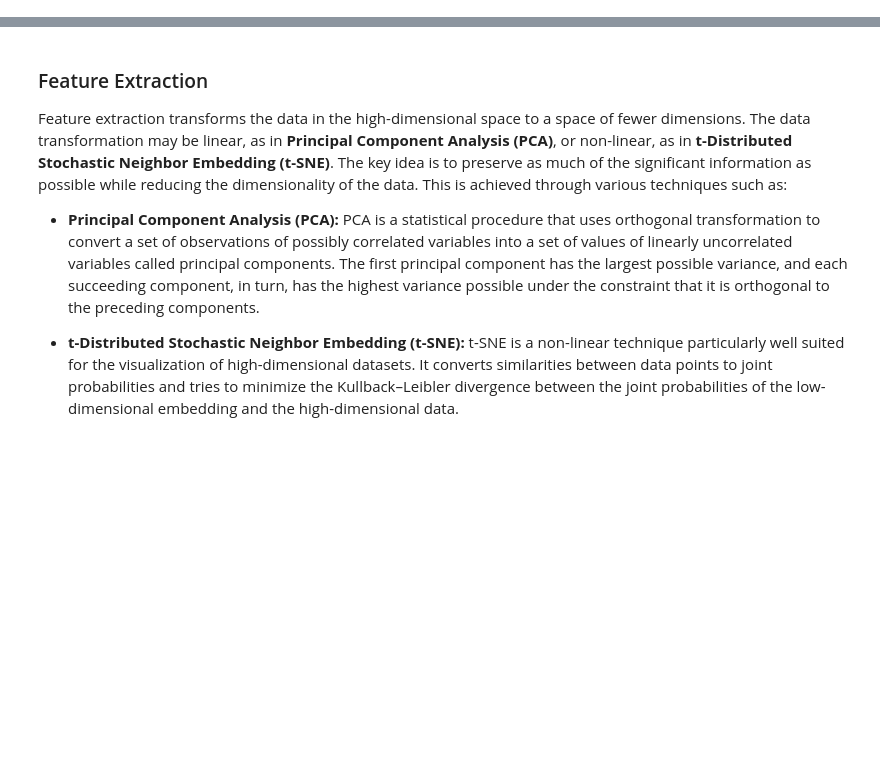
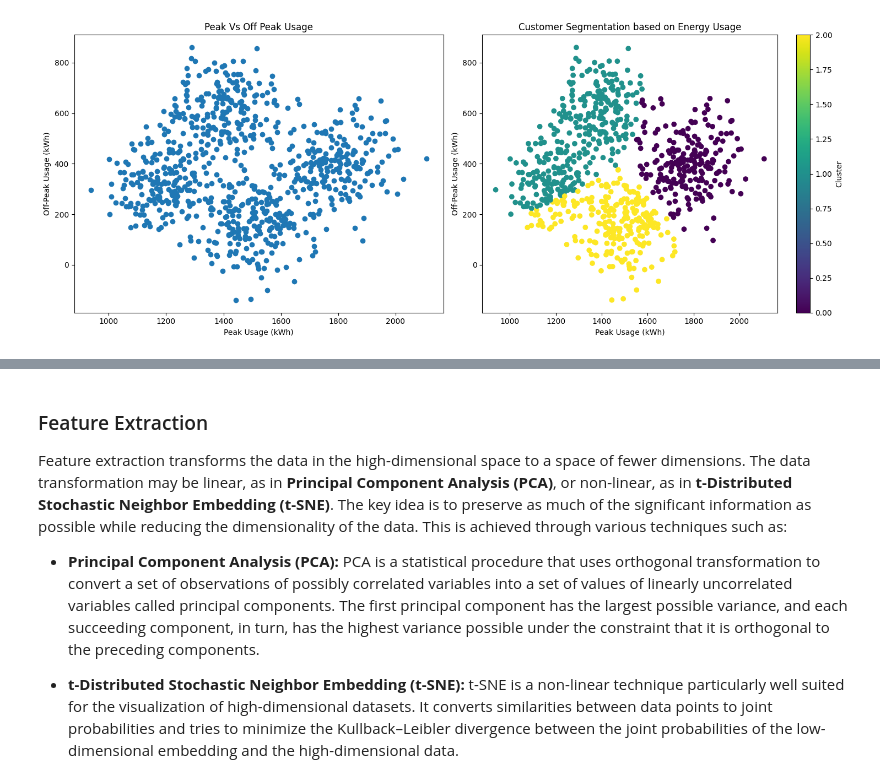
Before and after one commit to gabrielbohnen/intro-to-python, a Jupyter notebook: week6/week6.ipynb, the cells around one changed output, grey strips where cells are left out. Saved outputs shown, nothing was run; the diff lists cells and outputs as text; code cells hidden in the pictures; blank space fills up the shorter version.

```diff
--- a/week6/week6.ipynb
+++ b/week6/week6.ipynb
@@ -431,0 +96,52 @@ Feature selection involves selecting a subset of the most important features fro
+# %%
+# Import necessary libraries
+import numpy as np
+import pandas as pd
+from sklearn.cluster import KMeans
+import matplotlib.pyplot as plt
+
+# Generate some synthetic data for daily energy consumption (in kWh)
+# For simplicity, we assume two main features: peak usage and off-peak usage
+np.random.seed(42)
+
+SAMPLE_SIZE = 200
+# Peak usage in kWh
+peak_usage_1 = np.random.normal(loc=1200, scale=100, size=SAMPLE_SIZE)
+peak_usage_2 = np.random.normal(loc=1500, scale=100, size=SAMPLE_SIZE)
+peak_usage_3 = np.random.normal(loc=1800, scale=100, size=SAMPLE_SIZE)
+peak_usage_4 = np.random.normal(loc=1400, scale=100, size=SAMPLE_SIZE)
+peak_usage = np.concatenate((peak_usage_1,peak_usage_2,peak_usage_3,peak_usage_4))
+
+# Off-peak usage in kWh
+off_peak_usage_1 = np.random.normal(loc=300, scale=100, size=SAMPLE_SIZE)
+off_peak_usage_2 = np.random.normal(loc=150, scale=100, size=SAMPLE_SIZE)
+off_peak_usage_3 = np.random.normal(loc=400, scale=100, size=SAMPLE_SIZE)
+off_peak_usage_4 = np.random.normal(loc=600, scale=100, size=SAMPLE_SIZE)
+off_peak_usage = np.concatenate((off_peak_usage_1,off_peak_usage_2,off_peak_usage_3,off_peak_usage_4))
+
+# Create a DataFrame
+data = pd.DataFrame({'Peak_Usage': peak_usage, 'Off_Peak_Usage': off_peak_usage})
+
+# Use KMeans clustering
+kmeans = KMeans(n_clusters=3, random_state=42)
+
+data['Cluster'] = kmeans.fit_predict(data[['Peak_Usage', 'Off_Peak_Usage']])
+
+# Plot the clusters
+plt.figure(figsize=(15, 6))
+plt.subplot(1,2,1)
+plt.scatter(data['Peak_Usage'], data['Off_Peak_Usage'])
+plt.title('Peak Vs Off Peak Usage')
+plt.xlabel('Peak Usage (kWh)')
+plt.ylabel('Off-Peak Usage (kWh)')
+
+plt.subplot(1,2,2)
+plt.scatter(data['Peak_Usage'], data['Off_Peak_Usage'], c=data['Cluster'], cmap='viridis')
+plt.title('Customer Segmentation based on Energy Usage')
+plt.xlabel('Peak Usage (kWh)')
+plt.ylabel('Off-Peak Usage (kWh)')
+plt.colorbar(label='Cluster')
+plt.tight_layout()
+plt.show()
+# %% [output]
+[figure, added]
```
Also changed, not shown: parts of 96 cells of this notebook, 7 other files.
